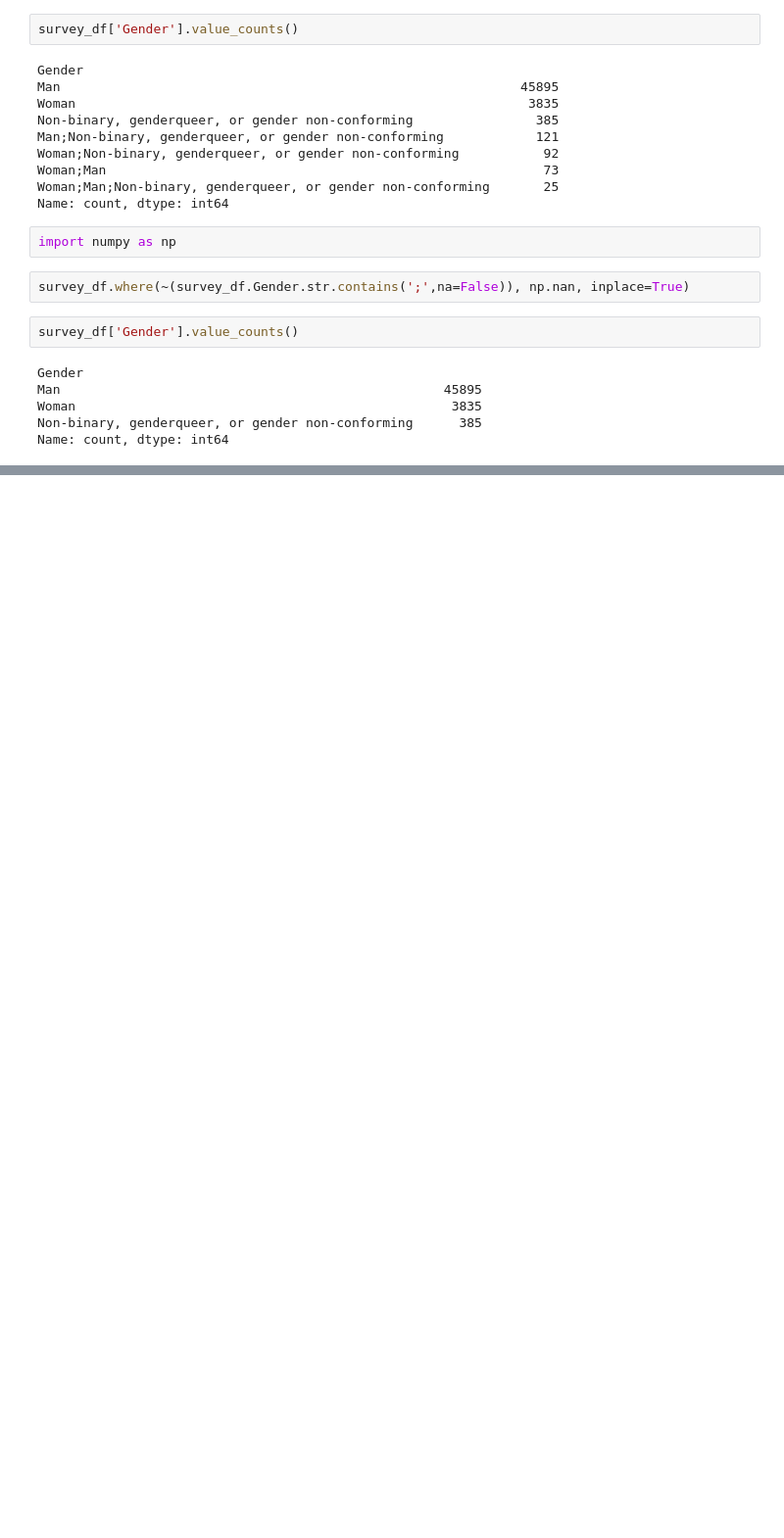
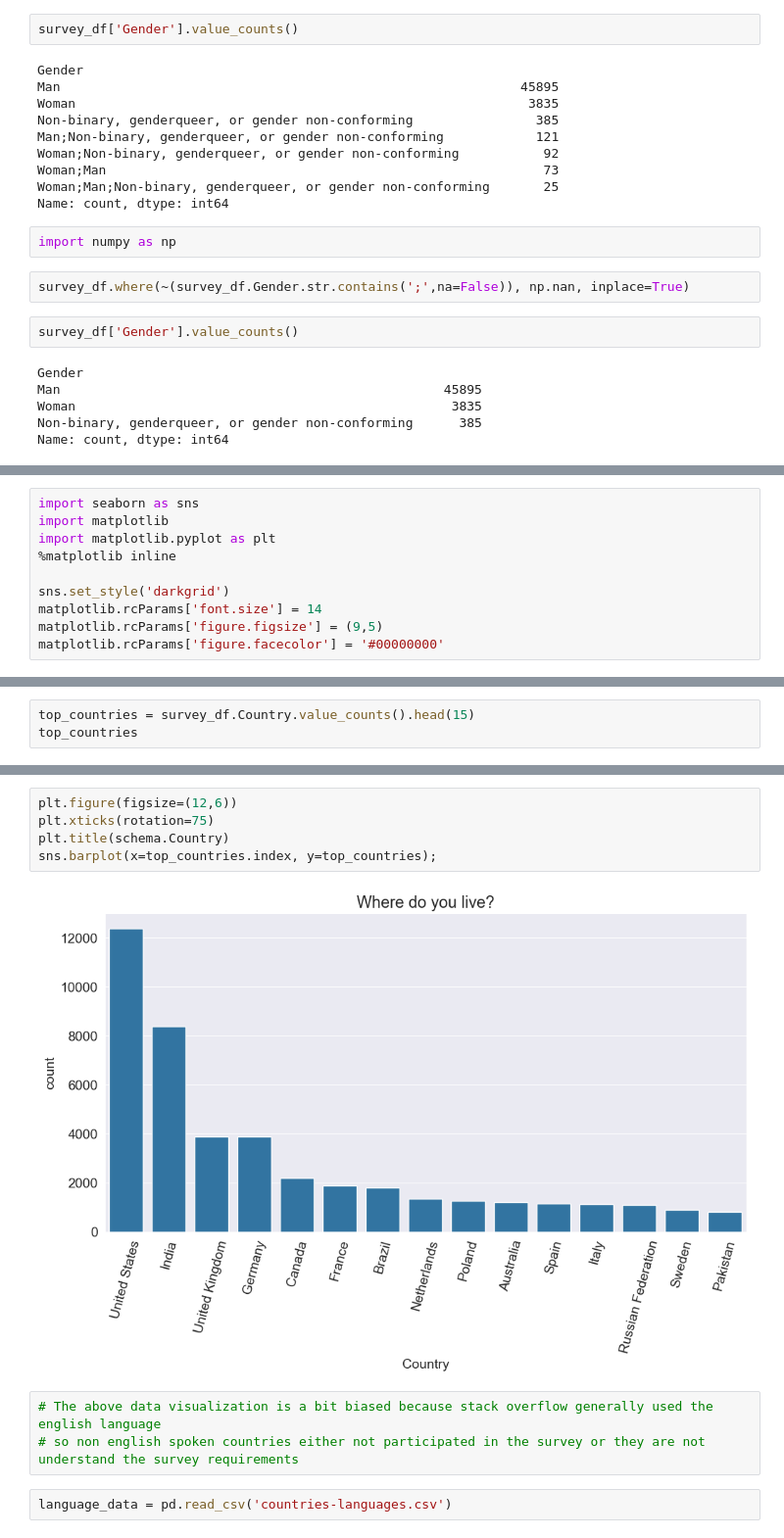
Before and after one commit to Montycodework/Data-analysis-stackoverflow-, a Jupyter notebook: Project_1_stackoverflow.ipynb, the cells around one changed output, grey strips where cells are left out. Shown at 98% size. Saved outputs shown, nothing was run; the diff lists cells and outputs as text; blank space fills up the shorter version.

```diff
--- a/Project_1_stackoverflow.ipynb
+++ b/Project_1_stackoverflow.ipynb
@@ -234,0 +237,10 @@ survey_df.sample(10)
+# %%
+import seaborn as sns
+import matplotlib
+import matplotlib.pyplot as plt
+%matplotlib inline
+
+sns.set_style('darkgrid')
+matplotlib.rcParams['font.size'] = 14
+matplotlib.rcParams['figure.figsize'] = (9,5)
+matplotlib.rcParams['figure.facecolor'] = '#00000000'
@@ -234,0 +259,3 @@ survey_df.sample(10)
+# %%
+top_countries = survey_df.Country.value_counts().head(15)
+top_countries
@@ -234,0 +280,12 @@ survey_df.sample(10)
+# %%
+plt.figure(figsize=(12,6))
+plt.xticks(rotation=75)
+plt.title(schema.Country)
+sns.barplot(x=top_countries.index, y=top_countries);
+# %% [output]
+[figure, added]
+# %%
+# The above data visualization is a bit biased because stack overflow generally used the english language
+# so non english spoken countries either not participated in the survey or they are not understand the survey requirements
+# %%
+language_data = pd.read_csv('countries-languages.csv')
```
Also changed, not shown: parts of 49 cells of this notebook, 1 other file.
